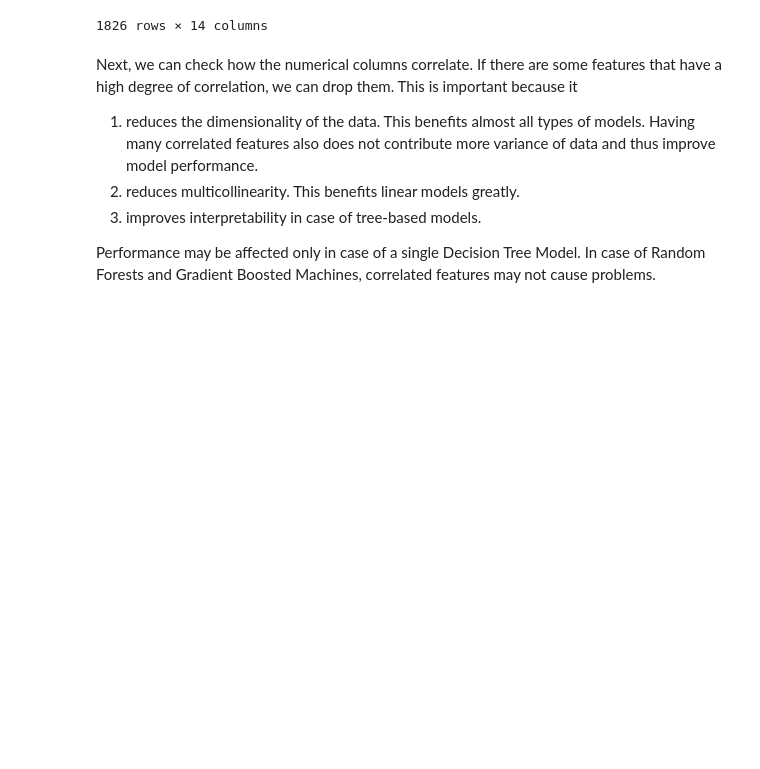
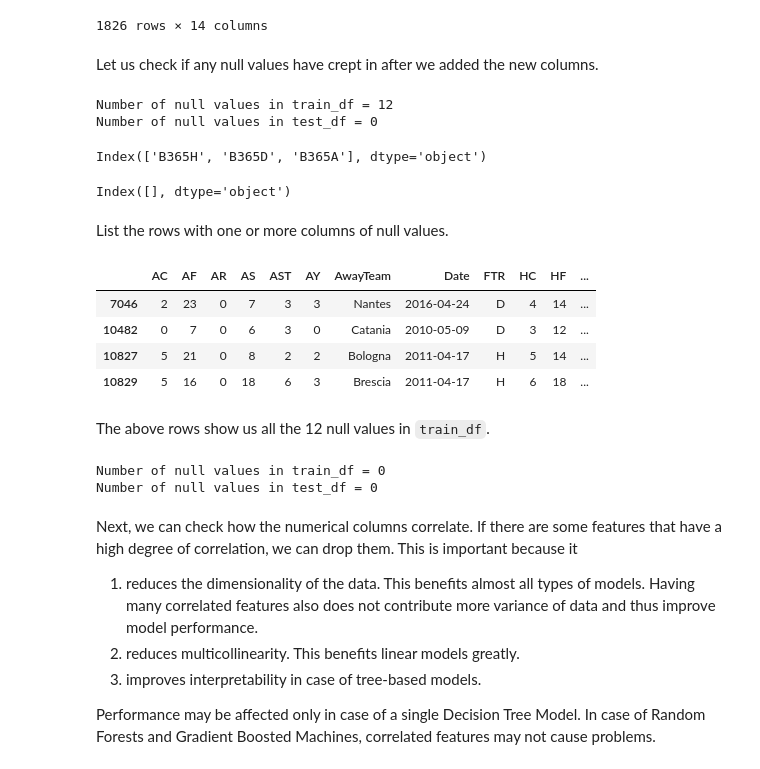
Before and after one commit to vipulnj/football-ftr-prediction, a Jupyter notebook: 2_featureEngineering.ipynb, the cells around one changed output. Saved outputs shown, nothing was run; the diff lists cells and outputs as text; code cells hidden in the pictures; blank space fills up the shorter version.

```diff
--- a/2_featureEngineering.ipynb
+++ b/2_featureEngineering.ipynb
@@ -157,3 +157,31 @@ test_df[newestColumns]
 | 1824 | 2018-05-20 | Spal | Sampdoria | 1.61 | 4.00 | 5.50 | 2 | 1 | 2 | 2 | 0 | ... |
 | 1825 | 2018-05-20 | Udinese | Bologna | 1.53 | 4.33 | 6.00 | 1 | 1 | 3 | 0 | 1 | ... |
 1826 rows × 14 columns
+# %% [markdown]
+Let us check if any null values have crept in after we added the new columns.
+# %%
+print(f"Number of null values in train_df = {train_df.isnull().sum().sum()}")
+print(f"Number of null values in test_df = {test_df.isnull().sum().sum()}")
+# %% [output]
+Number of null values in train_df = 12
+Number of null values in test_df = 0
+# %%
+train_df.columns[train_df.isnull().sum() > 0] # list columns with null values
+# %% [output]
+Index(['B365H', 'B365D', 'B365A'], dtype='object')
+# %%
+test_df.columns[test_df.isnull().sum() > 0] # list columns with null values
+# %% [output]
+Index([], dtype='object')
+# %% [markdown]
+List the rows with one or more columns of null values.
+# %%
+train_df[train_df["B365H"].isnull() | train_df["B365D"].isnull() | train_df["B365A"].isnull()]
+# %% [output]
+|  | AC | AF | AR | AS | AST | AY | AwayTeam | Date | FTR | HC | HF | ... |
+| 7046 | 2 | 23 | 0 | 7 | 3 | 3 | Nantes | 2016-04-24 | D | 4 | 14 | ... |
+| 10482 | 0 | 7 | 0 | 6 | 3 | 0 | Catania | 2010-05-09 | D | 3 | 12 | ... |
+| 10827 | 5 | 21 | 0 | 8 | 2 | 2 | Bologna | 2011-04-17 | H | 5 | 14 | ... |
+| 10829 | 5 | 16 | 0 | 18 | 6 | 3 | Brescia | 2011-04-17 | H | 6 | 18 | ... |
+# %% [markdown]
+The above rows show us all the 12 null values in `train_df`.
@@ -160,3 +192,9 @@ test_df[newestColumns]
+# %%
+print(f"Number of null values in train_df = {train_df.isnull().sum().sum()}")
+print(f"Number of null values in test_df = {test_df.isnull().sum().sum()}")
+# %% [output]
+Number of null values in train_df = 0
+Number of null values in test_df = 0
 # %% [markdown]
 Next, we can check how the numerical columns correlate. If there are some features that have a high degree of correlation, we can drop them. This is important because it
 1) reduces the dimensionality of the data. This benefits almost all types of models.  Having many correlated features also does not contribute more variance of data and thus improve model performance.
```
Also changed, not shown: parts of 27 cells of this notebook, 2 other files.
